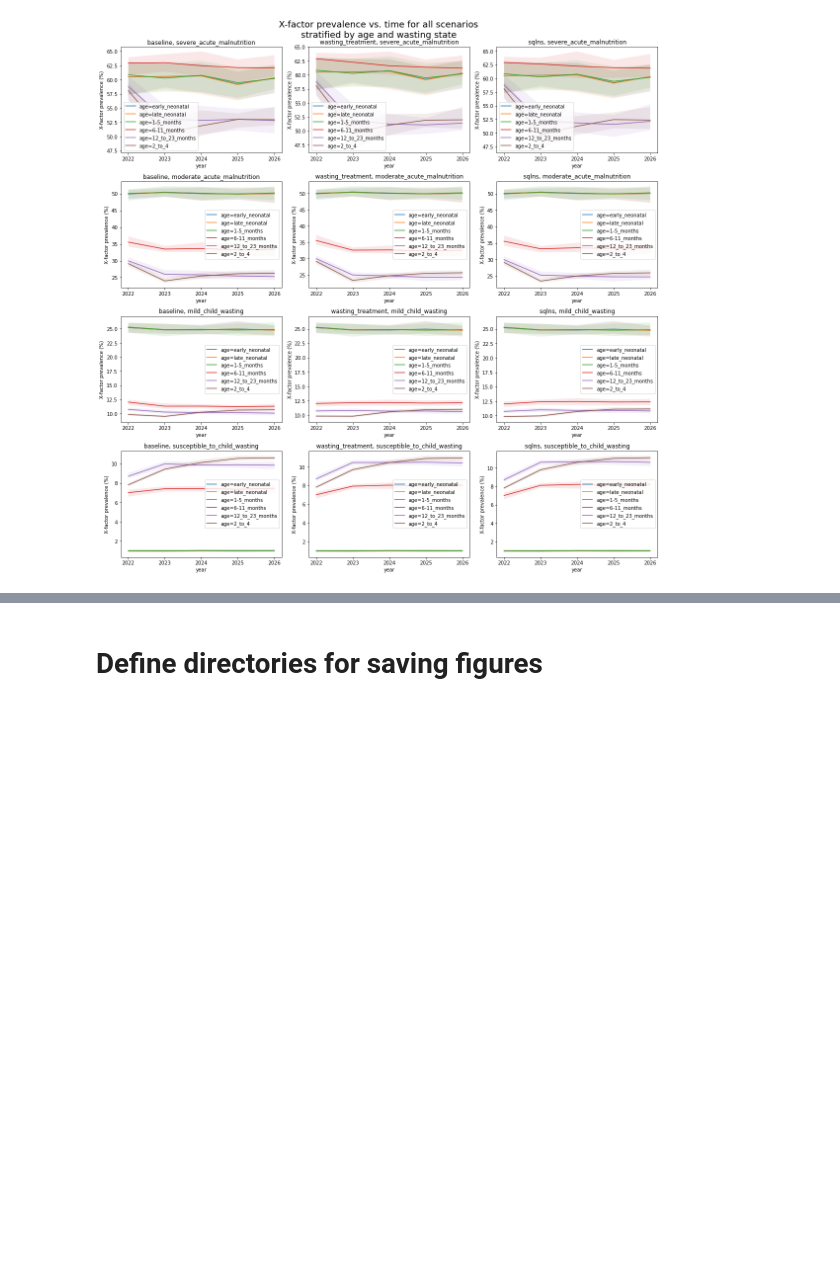
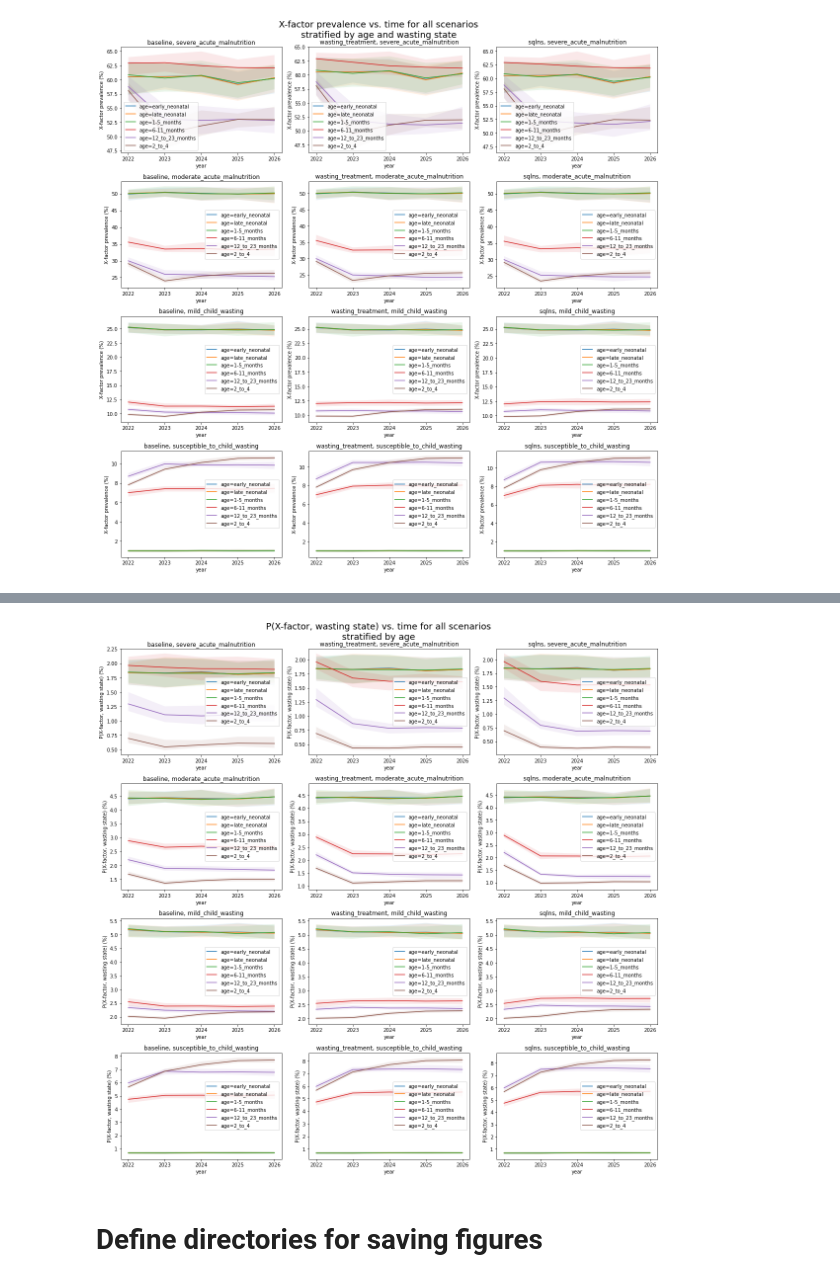
Before and after one commit to ihmeuw/vivarium_research_ciff_sam, a Jupyter notebook: model_validation/model4/2021_11_05b_v4.5.3_vv_x_factor_prevalence_and_load_model_spec_yaml.ipynb, the cells around one changed output, grey strips where cells are left out. Saved outputs shown, nothing was run; the diff lists cells and outputs as text; code cells hidden in the pictures; blank space fills up the shorter version.

```diff
--- a/model_validation/model4/2021_11_05b_v4.5.3_vv_x_factor_prevalence_and_load_model_spec_yaml.ipynb
+++ b/model_validation/model4/2021_11_05b_v4.5.3_vv_x_factor_prevalence_and_load_model_spec_yaml.ipynb
@@ -467,0 +331,7 @@ model_spec
+# %%
+# This computes P(X-factor, wasting_state | year, age),
+# i.e. P(X-factor | wasting_state, year, age) * P(wasting_state | year, age)
+x_factor_wasting_state_prevalence = csr.get_prevalence(
+    data, 'x_factor', strata=['year', 'age'], numerator_broadcast='wasting_state', multiplier=100
+)
+x_factor_wasting_state_prevalence
@@ -468,3 +350,13 @@ model_spec
+# %%
+title = "P(X-factor, wasting state) vs. time for all scenarios\nstratified by age"
+fig = csp.plot_over_time_by_column_for_each_wasting_state_and_scenario(
+    x_factor_wasting_state_prevalence.query("x_factor=='cat1'"),
+    colname='age',
+    ylabel='P(X-factor, wasting state) (%)',
+    suptitle=title
+)
+# %% [output]
+[figure, added]
 # %% [markdown]
 # Define directories for saving figures
 # %%
```
Also changed, not shown: parts of 58 cells of this notebook.
